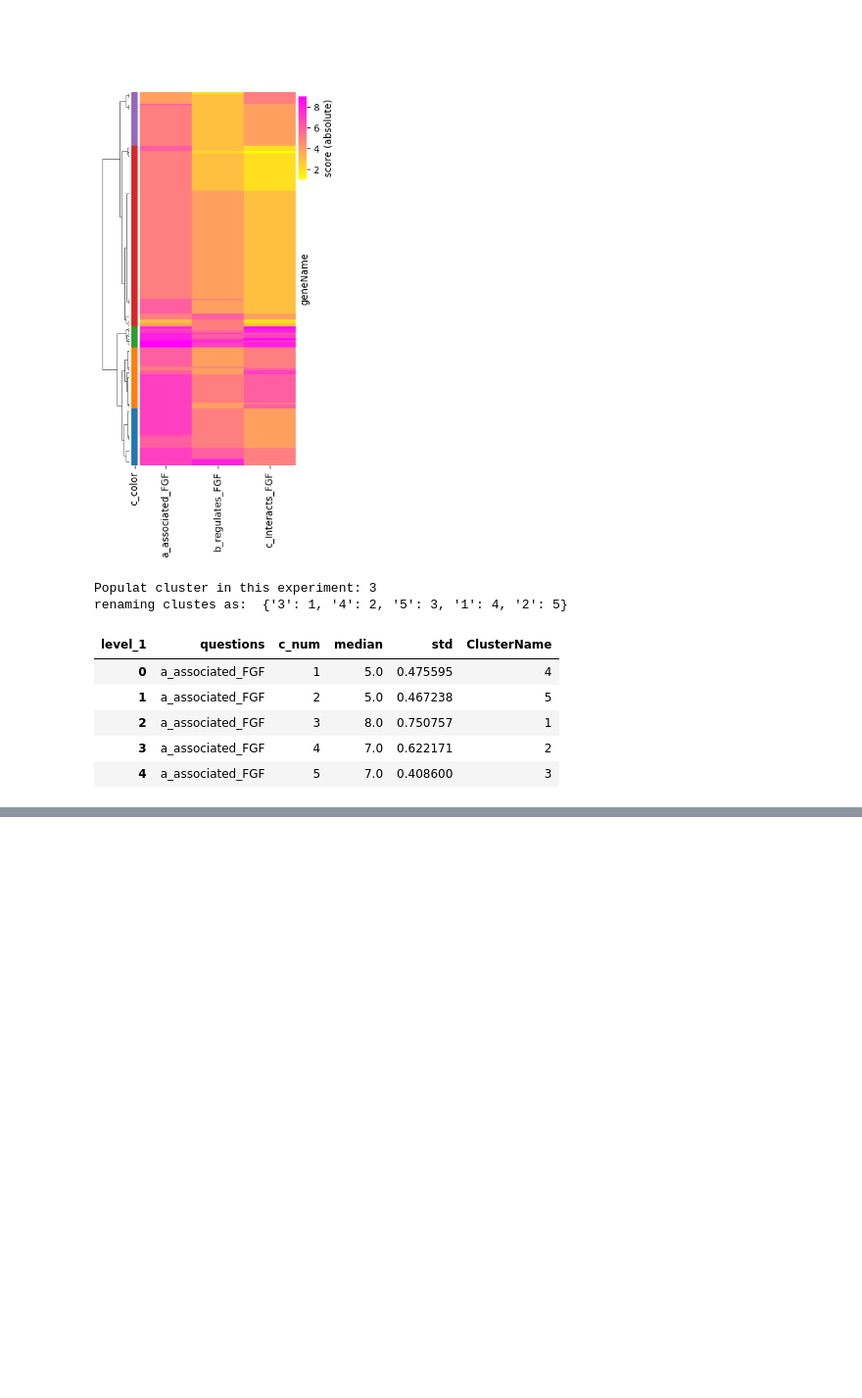
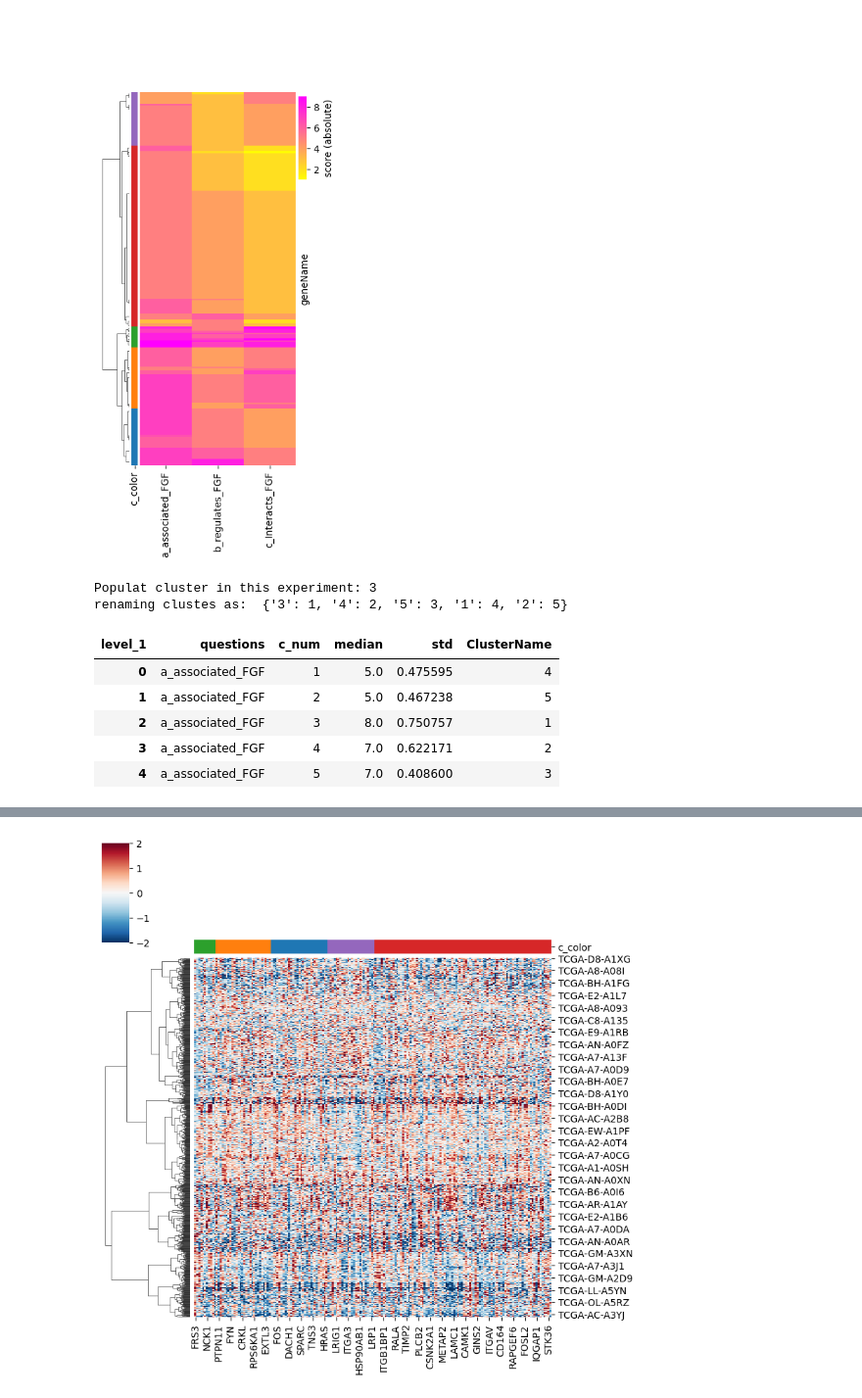
Before and after one commit to taushifkhan/cd2k_llmWorkShop, a Jupyter notebook: notebook/4.CaseStudy_FBS.ipynb, the cells around one changed output, grey strips where cells are left out. Shown at 98% size. Cells and saved outputs as stored; diff of their text form; code cells hidden in the pictures; blank space fills up the shorter version.

```diff
--- a/notebook/4.CaseStudy_FBS.ipynb
+++ b/notebook/4.CaseStudy_FBS.ipynb
@@ -506,0 +527,5 @@ atL1_evd_annpt_cluster.sort_values(by="c_num").to_csv("../data/openAI_result_cur
+# %%
+tcgaDir = "/Users/khant/JaX_work/Manuscript/IL3_basophil/data/"
+coutMat = pd.read_csv(tcgaDir+"/BRCA/count_vst.csv.gz",compression="gzip")
+geneMetadata = pd.read_csv(tcgaDir+"BRCA/genemtadata.csv")#,compression="gzip")
+clinicaldata = pd.read_csv(tcgaDir+"BRCA/clinicalData_brca.csv")
@@ -506,0 +552,8 @@ atL1_evd_annpt_cluster.sort_values(by="c_num").to_csv("../data/openAI_result_cur
+# %%
+coutMat_gname = coutMat.rename(geneMetadata["gene_name"].to_dict())
+
+count_barcode = {}
+for k in coutMat.columns:
+    count_barcode[k] = "-".join(k.split(".")[:3])
+
+coutMat_rename = coutMat_gname.rename(count_barcode,axis=1)
@@ -506,0 +570,3 @@ atL1_evd_annpt_cluster.sort_values(by="c_num").to_csv("../data/openAI_result_cur
+# %%
+_commonGenes = set(atL1_evd_annpt_cluster.index).intersection(coutMat_rename.index)
+print (len(_commonGenes))
@@ -506,0 +575,3 @@ atL1_evd_annpt_cluster.sort_values(by="c_num").to_csv("../data/openAI_result_cur
+# %%
+response_pgene = atL1_evd_annpt_cluster.loc[list(_commonGenes)].sort_values(by="ClusterName")
+expr_fgf = coutMat_rename.loc[list(response_pgene.index)]
@@ -506,0 +648,5 @@ atL1_evd_annpt_cluster.sort_values(by="c_num").to_csv("../data/openAI_result_cur
+# %%
+cmx = sns.clustermap(expr_fgf.apply(sT.zscore,axis=1).T,method="ward",cmap="RdBu_r",vmin=-2,vmax=2,figsize=(8,8),\
+                     col_colors=response_pgene['c_color'],col_cluster=False)
+# %% [output]
+[figure, added]
```
Also changed, not shown: parts of 14 cells of this notebook, 3 other files.
